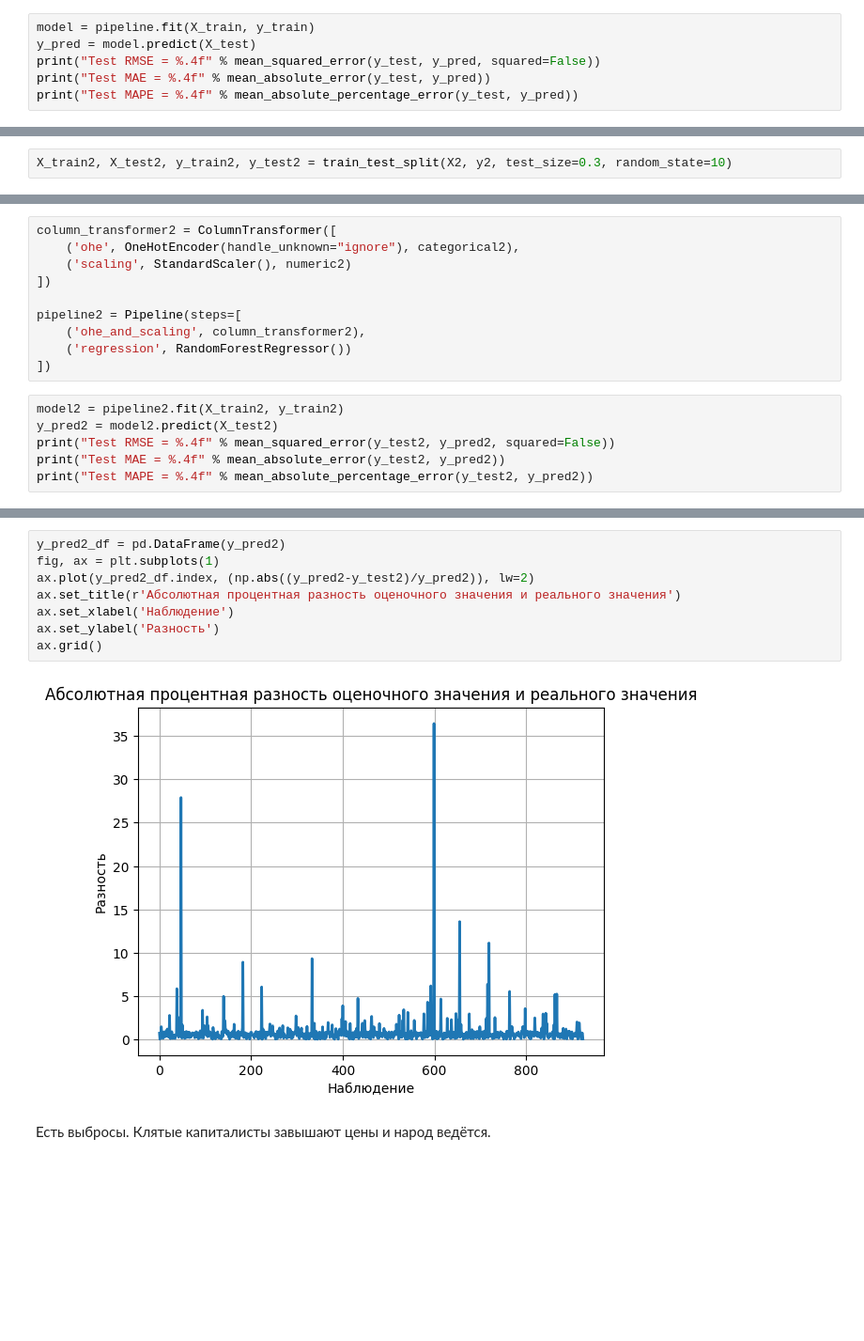
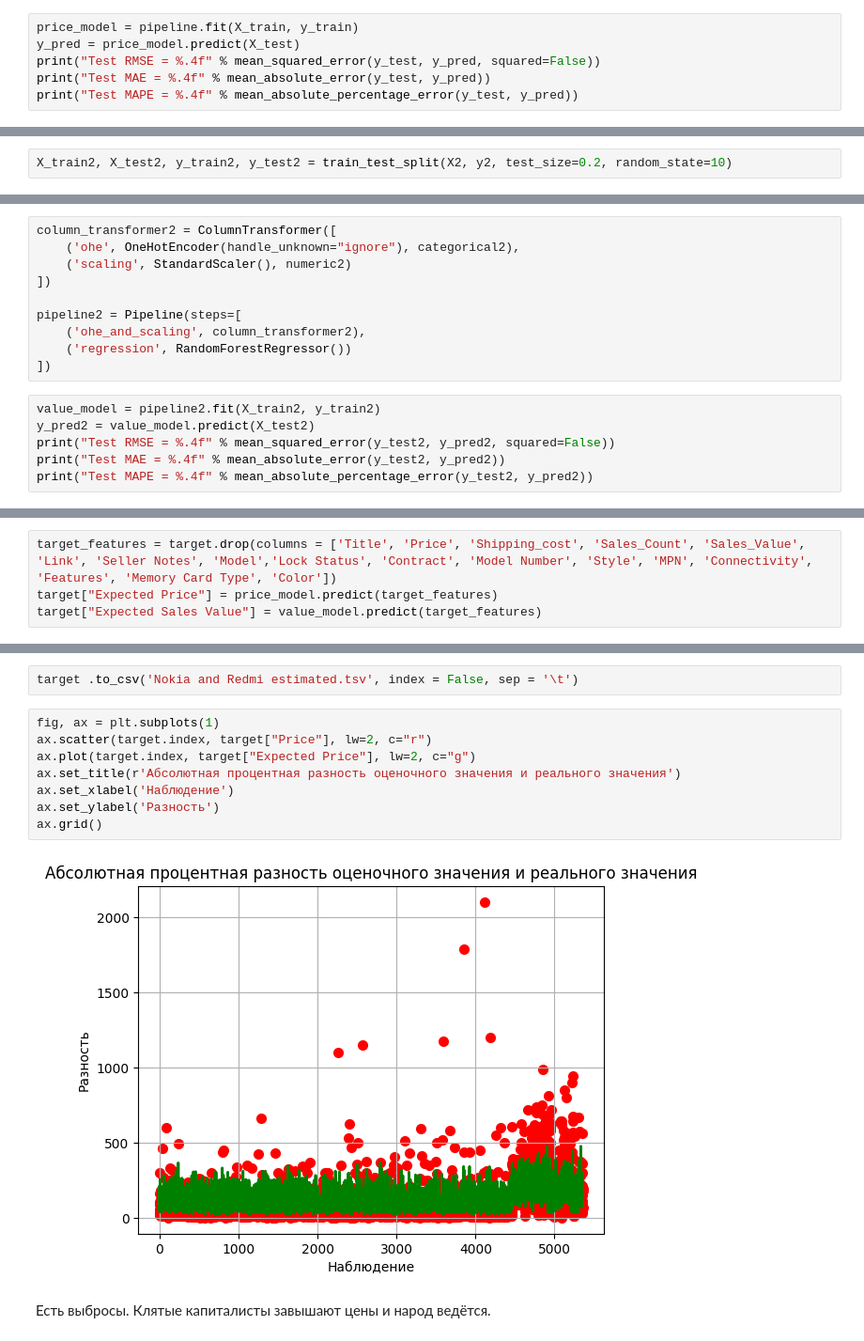
Before and after one commit to AleksKids/hedonistic-demand-from-ebay, a Jupyter notebook: ML/Model.ipynb, the cells around one changed output, grey strips where cells are left out. Shown at 94% size. Cells and saved outputs as stored; diff of their text form; blank space fills up the shorter version.

```diff
--- a/ML/Model.ipynb
+++ b/ML/Model.ipynb
@@ -54,8 +73,8 @@ pipeline = Pipeline(steps=[
     ('regression', RandomForestRegressor())
 ])
 # %%
-model = pipeline.fit(X_train, y_train)
-y_pred = model.predict(X_test)
+price_model = pipeline.fit(X_train, y_train)
+y_pred = price_model.predict(X_test)
 print("Test RMSE = %.4f" % mean_squared_error(y_test, y_pred, squared=False))
 print("Test MAE = %.4f" % mean_absolute_error(y_test, y_pred))
 print("Test MAPE = %.4f" % mean_absolute_percentage_error(y_test, y_pred))
@@ -72,7 +91,7 @@ with open('Price Model.pkl','wb') as f:
 y2 = data['Sales_Value']
 X2 = data.drop(columns = ['Title', 'Price', 'Shipping_cost', 'Sales_Count', 'Sales_Value', 'Link', 'Seller Notes', 'Model','Lock Status', 'Contract', 'Model Number', 'Style', 'MPN', 'Connectivity', 'Features', 'Memory Card Type', 'Color'])
 # %%
-X_train2, X_test2, y_train2, y_test2 = train_test_split(X2, y2, test_size=0.3, random_state=10)
+X_train2, X_test2, y_train2, y_test2 = train_test_split(X2, y2, test_size=0.2, random_state=10)
 # %%
 categorical2 = list(X_train2.dtypes[X_train2.dtypes == "object"].index)
 numeric2 = list(X_train2.dtypes[X_train2.dtypes == np.number].index)
@@ -89,8 +108,8 @@ pipeline2 = Pipeline(steps=[
     ('regression', RandomForestRegressor())
 ])
 # %%
-model2 = pipeline2.fit(X_train2, y_train2)
-y_pred2 = model2.predict(X_test2)
+value_model = pipeline2.fit(X_train2, y_train2)
+y_pred2 = value_model.predict(X_test2)
 print("Test RMSE = %.4f" % mean_squared_error(y_test2, y_pred2, squared=False))
 print("Test MAE = %.4f" % mean_absolute_error(y_test2, y_pred2))
 print("Test MAPE = %.4f" % mean_absolute_percentage_error(y_test2, y_pred2))
@@ -119,0 +127,4 @@ data.loc[(np.abs((y_pred2-y_test2)/y_pred2)>1).index]
+# %%
+target_features = target.drop(columns = ['Title', 'Price', 'Shipping_cost', 'Sales_Count', 'Sales_Value', 'Link', 'Seller Notes', 'Model','Lock Status', 'Contract', 'Model Number', 'Style', 'MPN', 'Connectivity', 'Features', 'Memory Card Type', 'Color'])
+target["Expected Price"] = price_model.predict(target_features)
+target["Expected Sales Value"] = value_model.predict(target_features)
@@ -120,12 +147,14 @@ data.loc[(np.abs((y_pred2-y_test2)/y_pred2)>1).index]
+# %%
+target .to_csv('Nokia and Redmi estimated.tsv', index = False, sep = '\t')
 # %%
-y_pred2_df = pd.DataFrame(y_pred2)
 fig, ax = plt.subplots(1)
-ax.plot(y_pred2_df.index, (np.abs((y_pred2-y_test2)/y_pred2)), lw=2)
+ax.scatter(target.index, target["Price"], lw=2, c="r")
+ax.plot(target.index, target["Expected Price"], lw=2, c="g")
 ax.set_title(r'Абсолютная процентная разность оценочного значения и реального значения')
 ax.set_xlabel('Наблюдение')
 ax.set_ylabel('Разность')
 ax.grid()
 # %% [output]
-[figure, old version]
+[figure, new version]
 # %% [markdown]
 Есть выбросы. Клятые капиталисты завышают цены и народ ведётся.
```
Also changed, not shown: parts of 13 cells of this notebook, 2 other files.
